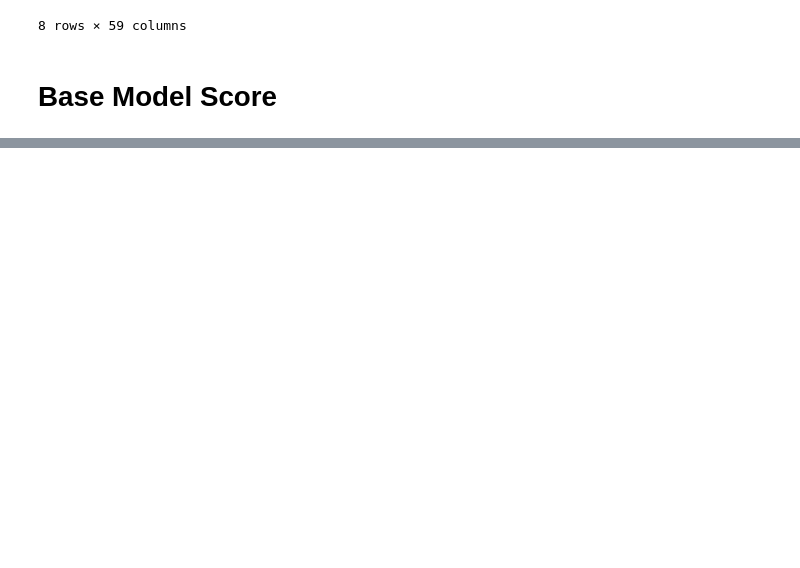
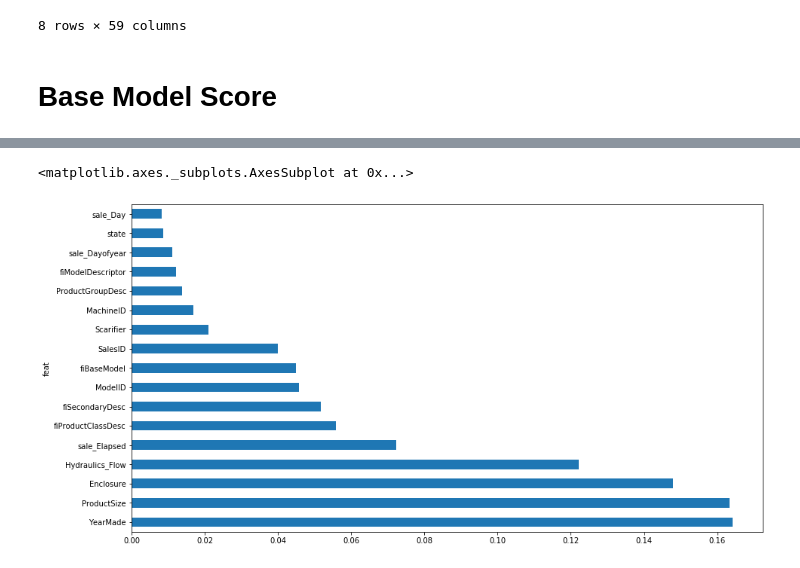
Before and after one commit to kirankm/kaggle, a Jupyter notebook: bluebook/notebooks/bluebook kaggle.ipynb, the cells around one changed output, grey strips where cells are left out. Saved outputs shown, nothing was run; the diff lists cells and outputs as text; code cells hidden in the pictures; blank space fills up the shorter version.

```diff
--- a/bluebook/notebooks/bluebook kaggle.ipynb
+++ b/bluebook/notebooks/bluebook kaggle.ipynb
@@ -311,0 +577,4 @@ print_score(m)
+# %%
+data, y, na_dict = proc_df(data, y_fld, na_dict)
+df_keep = data[to_keep]
+x_train, x_val = splitter(df_keep, n_train)
@@ -311,0 +738,12 @@ print_score(m)
+# %%
+col_to_keep = np.load("../output_files/tmp/col_to_keep.npy", allow_pickle= True)
+
+data = pd.read_feather('../output_files/tmp/bluebook_raw')
+data, y, na_dict = proc_df(data, y_fld, na_dict)
+data = data[col_to_keep]
+x_train, x_val = splitter(data, n_train)
+y_train, y_val = splitter(y, n_train)
+# %%
+m = RandomForestRegressor(n_estimators= 100, bootstrap= True, n_jobs= -1, oob_score= True, max_features=.6,
+                          min_samples_leaf= 3)
+m.fit(x_train, y_train)
@@ -311,0 +843,2 @@ print_score(m)
+# %%
+fi = rf_feat_imp(m, x_train); fi[:12]
@@ -311,0 +859,5 @@ print_score(m)
+# %%
+plot_fi(fi)
+# %% [output]
+<matplotlib.axes._subplots.AxesSubplot at 0x...>
+[figure, added]
```
Also changed, not shown: parts of 132 cells of this notebook.
